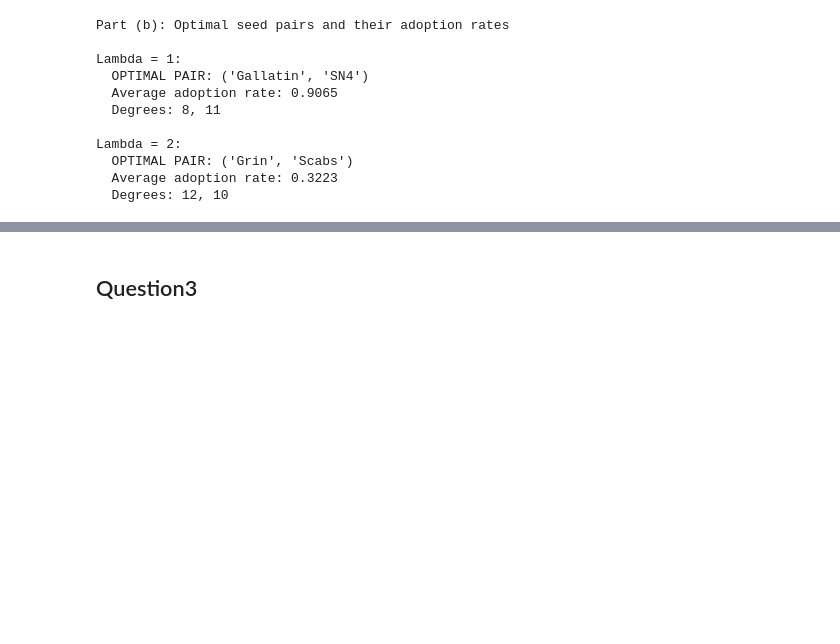
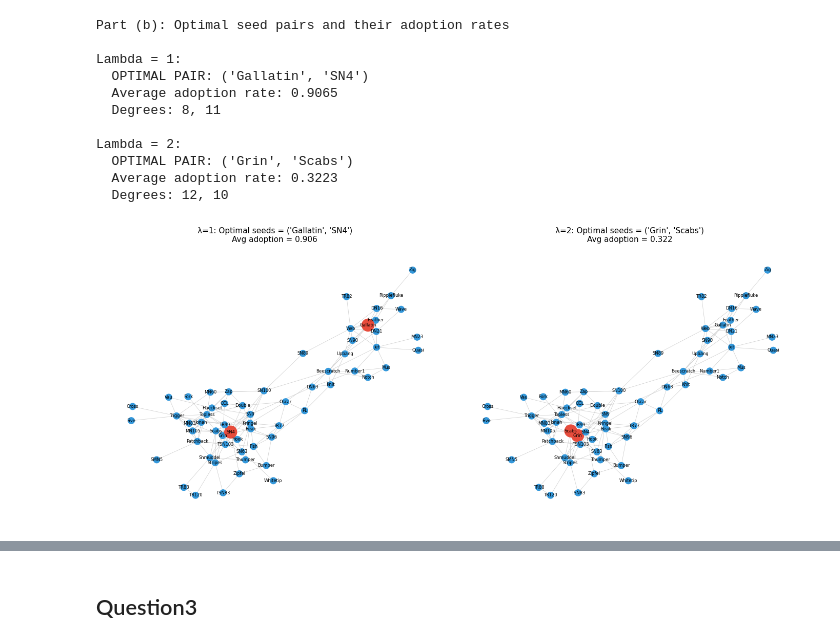
Before and after one commit to majoargote/problemset_3, a Jupyter notebook: PS3_Argote_Manzi_Wang.ipynb, the cells around one changed output, grey strips where cells are left out. Saved outputs shown, nothing was run; the diff lists cells and outputs as text; code cells hidden in the pictures; blank space fills up the shorter version.

```diff
--- a/PS3_Argote_Manzi_Wang.ipynb
+++ b/PS3_Argote_Manzi_Wang.ipynb
@@ -619,3 +625,32 @@ Lambda = 2:
   OPTIMAL PAIR: ('Grin', 'Scabs')
   Average adoption rate: 0.3223
   Degrees: 12, 10
+# %%
+
+# Vizualising: Network with optimal seeds highlighted
+
+pos = nx.spring_layout(G, seed=42)
+fig, axes = plt.subplots(1, 2, figsize=(14, 6))
+for idx, gamma in enumerate(gamma_values):
+    ax = axes[idx]
+    opt_pair, opt_rate = optimal_pairs[gamma]
+
+    colors = []
+    sizes = []
+    for v in G.nodes():
+        if v in opt_pair:
+            colors.append('#e74c3c')  # red for seeds
+            sizes.append(300)
+        else:
+            colors.append('#3498db')
+            sizes.append(80)
+
+    nx.draw(G, pos, ax=ax, node_color=colors, node_size=sizes,
+            with_labels=True, font_size=6, width=0.5, edge_color='#cccccc')
+    ax.set_title(f'λ={gamma}: Optimal seeds = {opt_pair}\n'
+                 f'Avg adoption = {opt_rate:.3f}', fontsize=11)
+
+plt.tight_layout()
+plt.show()
+# %% [output]
+[figure, added]
```
Also changed, not shown: parts of 5 cells of this notebook.
